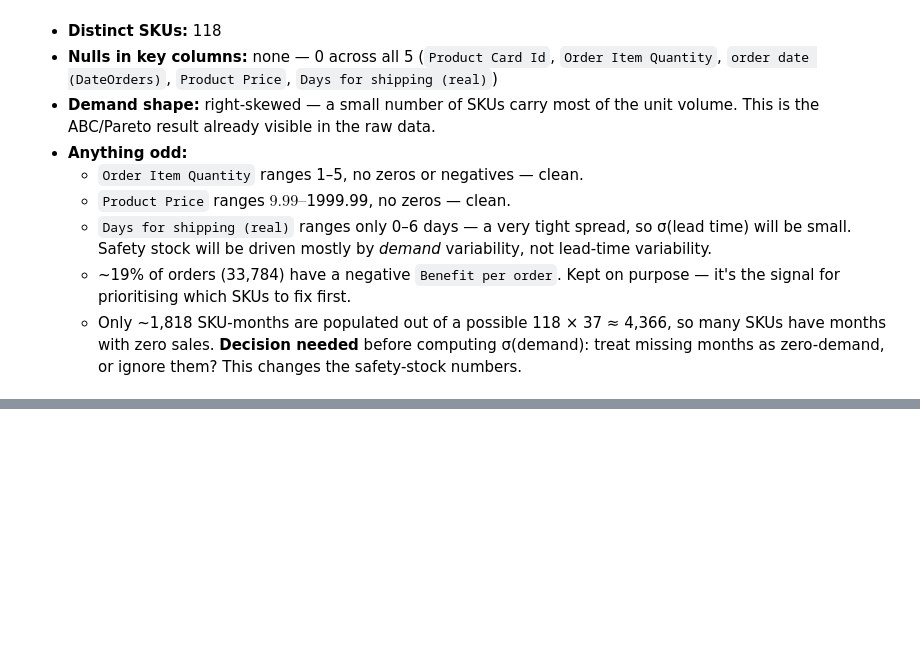
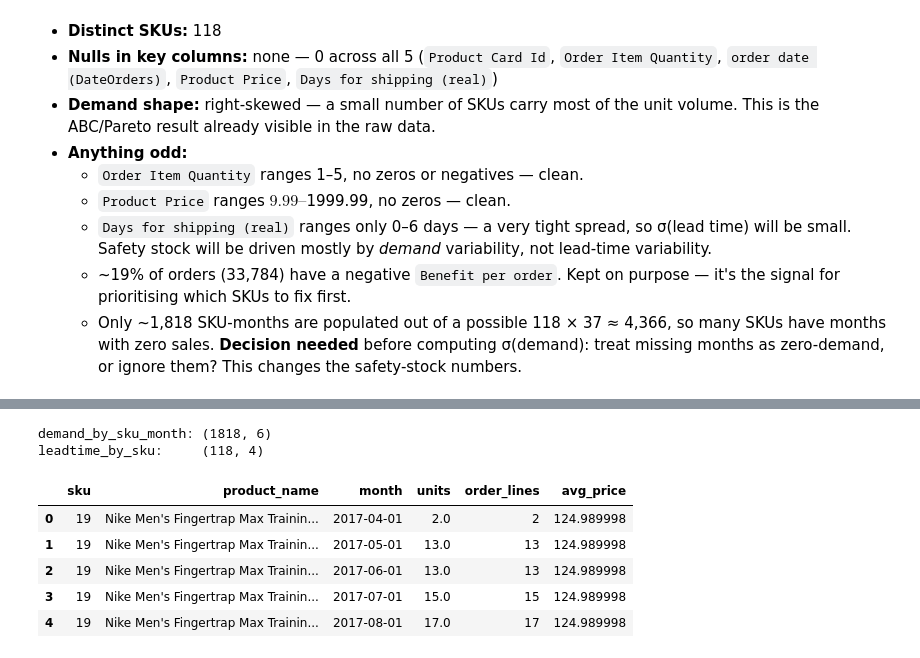
Before and after one commit to GireesheePendela/dataco-inventory-analysis, a Jupyter notebook: notebooks/analysis.ipynb, the cells around one changed output, grey strips where cells are left out. Drawn from its saved outputs; the diff is of its cells as text; code cells hidden in the pictures; blank space fills up the shorter version.

```diff
--- a/notebooks/analysis.ipynb
+++ b/notebooks/analysis.ipynb
@@ -174,0 +190,18 @@ plt.show()
+# %%
+import numpy as np
+
+demand_m = pd.read_csv("../outputs/demand_by_sku_month.csv", parse_dates=["month"])
+leadtime = pd.read_csv("../outputs/leadtime_by_sku.csv")
+
+print("demand_by_sku_month:", demand_m.shape)
+print("leadtime_by_sku:    ", leadtime.shape)
+demand_m.head()
+# %% [output]
+demand_by_sku_month: (1818, 6)
+leadtime_by_sku:     (118, 4)
+|  | sku | product_name | month | units | order_lines | avg_price |
+| 0 | 19 | Nike Men's Fingertrap Max Trainin... | 2017-04-01 | 2.0 | 2 | 124.989998 |
+| 1 | 19 | Nike Men's Fingertrap Max Trainin... | 2017-05-01 | 13.0 | 13 | 124.989998 |
+| 2 | 19 | Nike Men's Fingertrap Max Trainin... | 2017-06-01 | 13.0 | 13 | 124.989998 |
+| 3 | 19 | Nike Men's Fingertrap Max Trainin... | 2017-07-01 | 15.0 | 15 | 124.989998 |
+| 4 | 19 | Nike Men's Fingertrap Max Trainin... | 2017-08-01 | 17.0 | 17 | 124.989998 |
```
Also changed, not shown: parts of 4 cells of this notebook, 1 other file.
